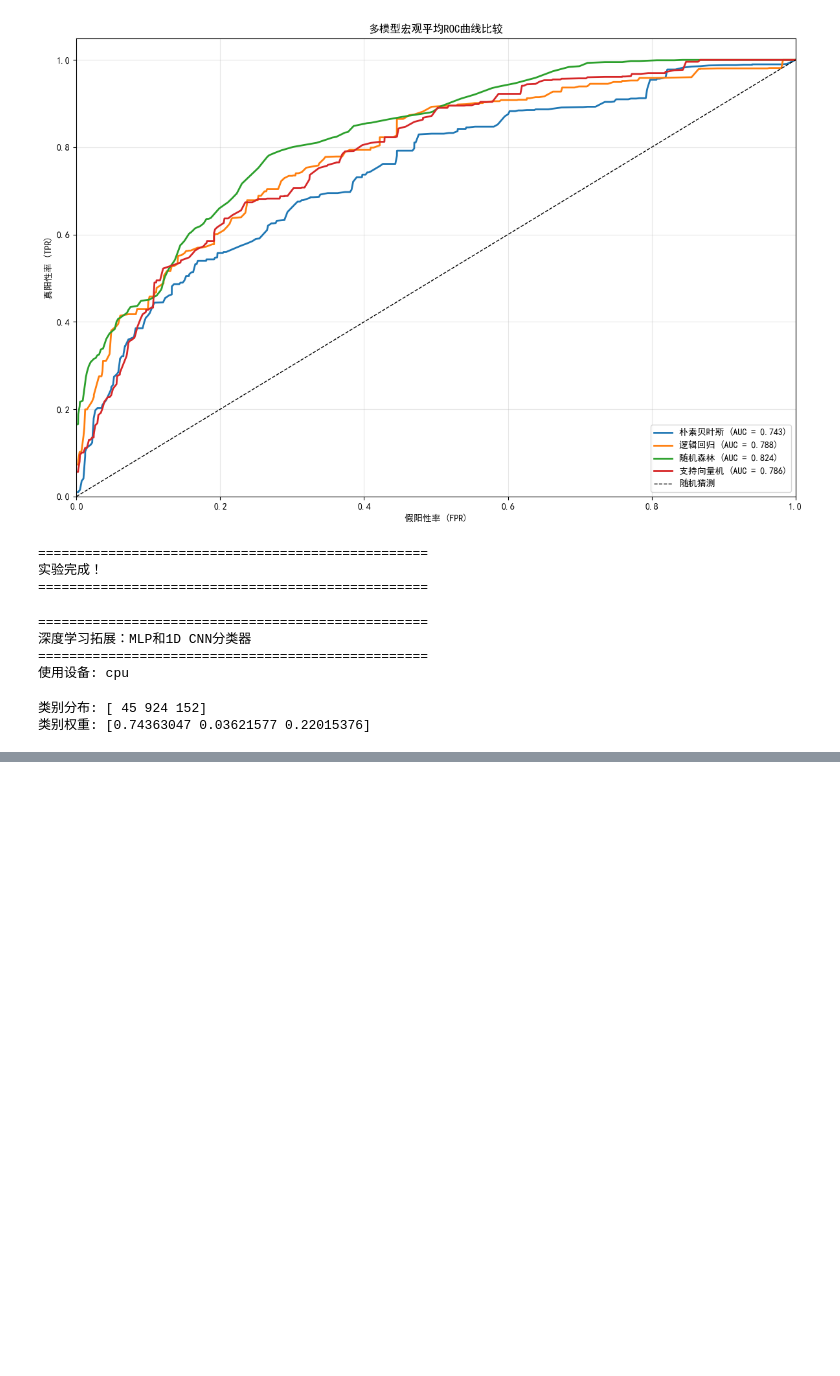
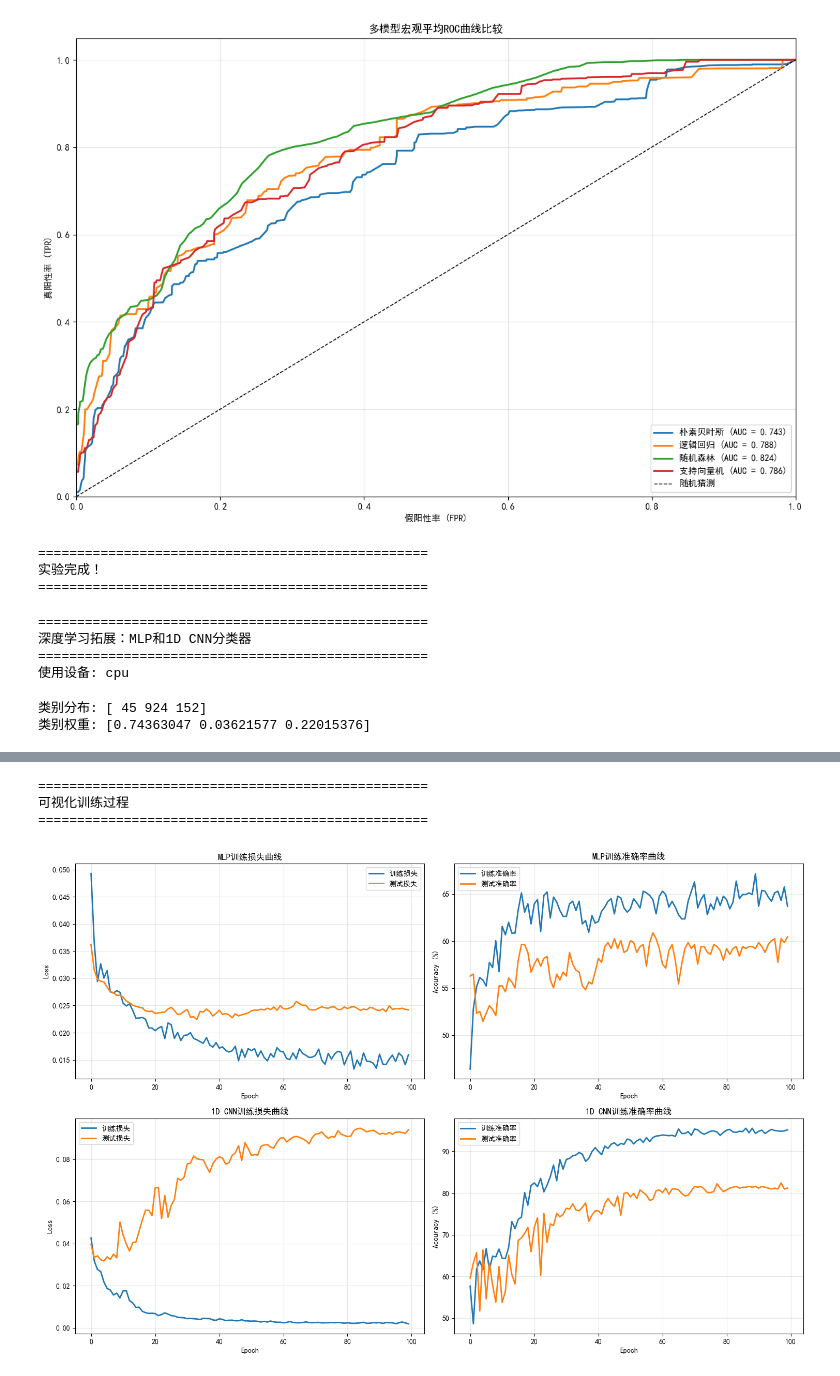
Before and after one commit to sjq0098/Machine_Learning, a Jupyter notebook: lab4/Naive_Bayes_classification.ipynb, the cells around one changed output, grey strips where cells are left out. Drawn from its saved outputs; the diff is of its cells as text; code cells hidden in the pictures; blank space fills up the shorter version.

```diff
--- a/lab4/Naive_Bayes_classification.ipynb
+++ b/lab4/Naive_Bayes_classification.ipynb
@@ -903,6 +903,21 @@ class CNN1DClassifier(nn.Module):
         x = self.fc3(x)
 
         return x
+# %%
+# ==================== 数据准备 ====================
+# 转换为PyTorch张量
+X_train_tensor = torch.FloatTensor(X_train_norm)
+y_train_tensor = torch.LongTensor(y_train)
+X_test_tensor = torch.FloatTensor(X_test_norm)
+y_test_tensor = torch.LongTensor(y_test)
+
+# 创建数据加载器
+train_dataset = TensorDataset(X_train_tensor, y_train_tensor)
+test_dataset = TensorDataset(X_test_tensor, y_test_tensor)
+
+batch_size = 64
+train_loader = DataLoader(train_dataset, batch_size=batch_size, shuffle=True)
+test_loader = DataLoader(test_dataset, batch_size=batch_size, shuffle=False)
 # %%
 # ==================== 训练函数 ====================
 def train_model(model, train_loader, criterion, optimizer, device):
@@ -1046,0 +1132,52 @@ ValueError: Expected more than 1 value per channel when training, got input size
+# %%
+# ==================== 可视化训练过程 ====================
+print("\n" + "=" * 50)
+print("可视化训练过程")
+print("=" * 50)
+
+fig, axes = plt.subplots(2, 2, figsize=(15, 10))
+
+# MLP损失曲线
+axes[0, 0].plot(train_losses_mlp, label='训练损失', linewidth=2)
+axes[0, 0].plot(test_losses_mlp, label='测试损失', linewidth=2)
+axes[0, 0].set_xlabel('Epoch')
+axes[0, 0].set_ylabel('Loss')
+axes[0, 0].set_title('MLP训练损失曲线')
+axes[0, 0].legend()
+axes[0, 0].grid(alpha=0.3)
+
+# MLP准确率曲线
+axes[0, 1].plot(train_accs_mlp, label='训练准确率', linewidth=2)
+axes[0, 1].plot(test_accs_mlp, label='测试准确率', linewidth=2)
+axes[0, 1].set_xlabel('Epoch')
+axes[0, 1].set_ylabel('Accuracy (%)')
+axes[0, 1].set_title('MLP训练准确率曲线')
+axes[0, 1].legend()
+axes[0, 1].grid(alpha=0.3)
+
+# CNN损失曲线
+axes[1, 0].plot(train_losses_cnn, label='训练损失', linewidth=2)
+axes[1, 0].plot(test_losses_cnn, label='测试损失', linewidth=2)
+axes[1, 0].set_xlabel('Epoch')
+axes[1, 0].set_ylabel('Loss')
+axes[1, 0].set_title('1D CNN训练损失曲线')
+axes[1, 0].legend()
+axes[1, 0].grid(alpha=0.3)
+
+# CNN准确率曲线
+axes[1, 1].plot(train_accs_cnn, label='训练准确率', linewidth=2)
+axes[1, 1].plot(test_accs_cnn, label='测试准确率', linewidth=2)
+axes[1, 1].set_xlabel('Epoch')
+axes[1, 1].set_ylabel('Accuracy (%)')
+axes[1, 1].set_title('1D CNN训练准确率曲线')
+axes[1, 1].legend()
+axes[1, 1].grid(alpha=0.3)
+
+plt.tight_layout()
+plt.savefig('dl_training_curves.png', dpi=300, bbox_inches='tight')
+plt.show()
+# %% [output]
+==================================================
+可视化训练过程
+==================================================
+[figure, added]
```
Also changed, not shown: parts of 5 cells of this notebook.
